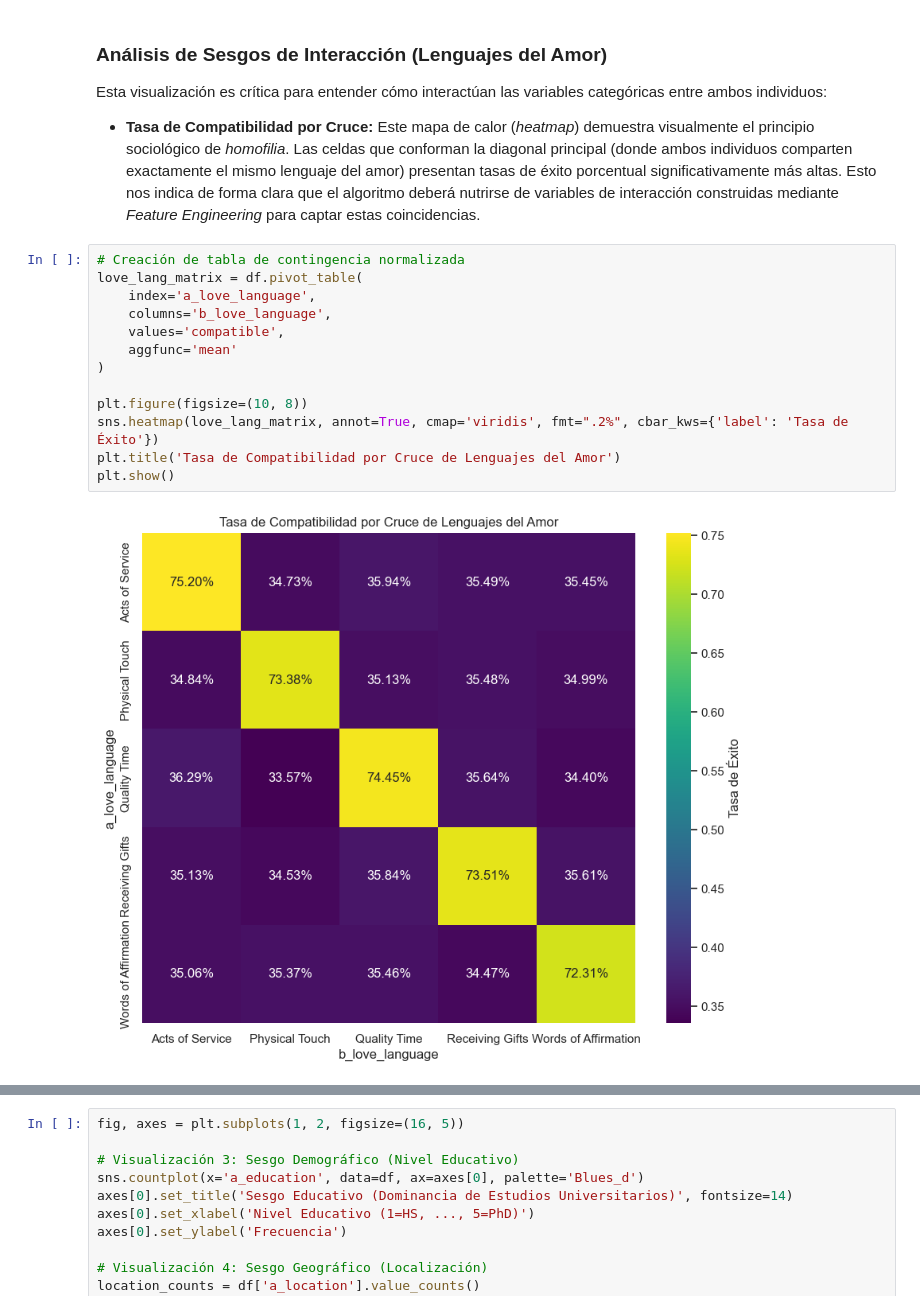
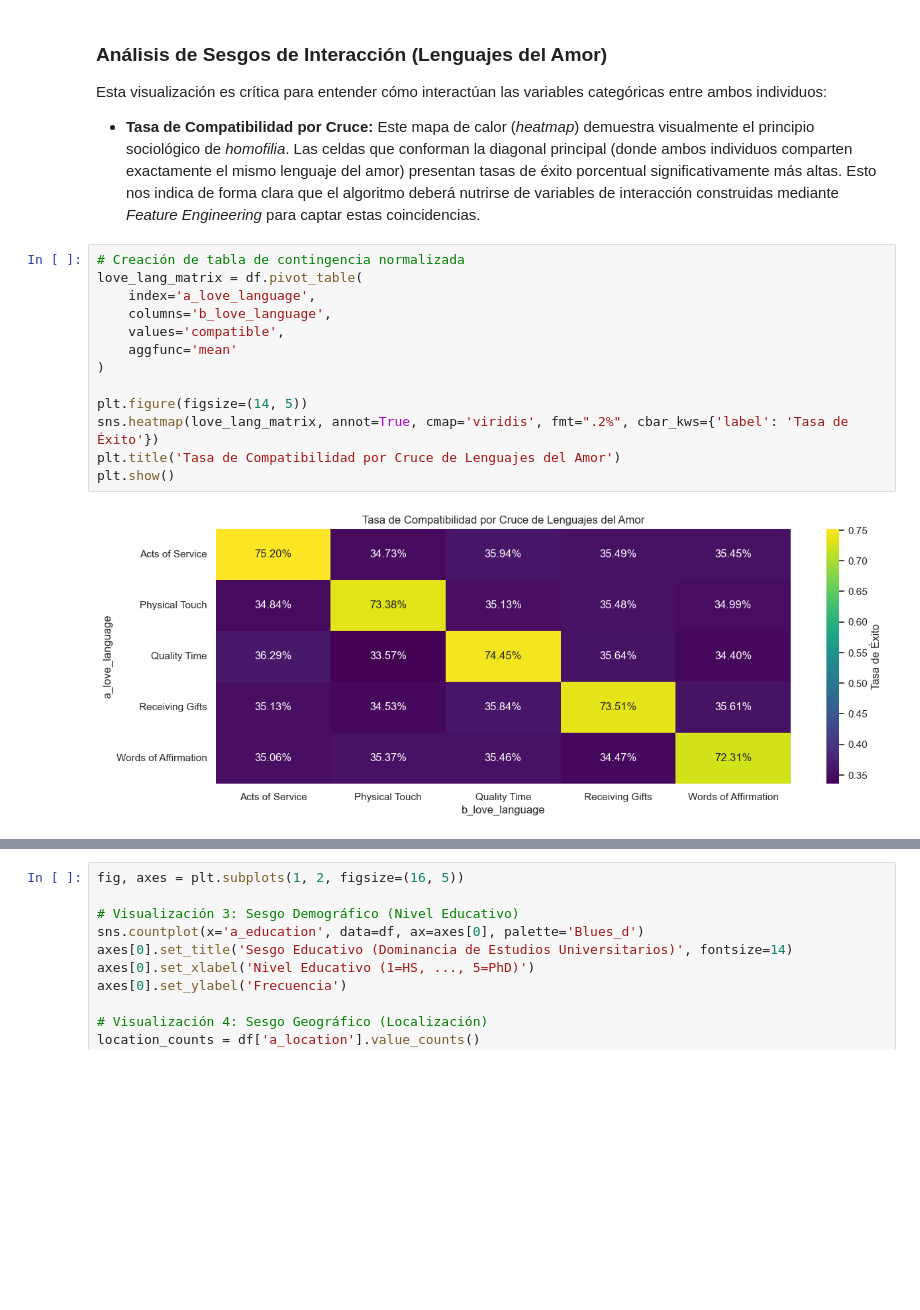
Before and after one commit to OscarDominguezOcana/DISIA-G5, a Jupyter notebook: [DISIA] - G5 - Hito 2.ipynb, the cells around one changed output, grey strips where cells are left out. Cells and saved outputs as stored; diff of their text form; blank space fills up the shorter version.

```diff
--- a/[DISIA] - G5 - Hito 2.ipynb
+++ b/[DISIA] - G5 - Hito 2.ipynb
@@ -121,18 +121,18 @@ Esta visualización es crítica para entender cómo interactúan las variables c
 # %%
 # Creación de tabla de contingencia normalizada
 love_lang_matrix = df.pivot_table(
     index='a_love_language',
     columns='b_love_language',
     values='compatible',
     aggfunc='mean'
 )
 
-plt.figure(figsize=(10, 8))
+plt.figure(figsize=(14, 5))
 sns.heatmap(love_lang_matrix, annot=True, cmap='viridis', fmt=".2%", cbar_kws={'label': 'Tasa de Éxito'})
 plt.title('Tasa de Compatibilidad por Cruce de Lenguajes del Amor')
 plt.show()
 # %% [output]
-[figure, old version]
+[figure, new version]
 # %% [markdown]
 ### Análisis de Sesgos Demográficos (Educación y Geografía)
 
```
Also changed, not shown: parts of 2 cells of this notebook.
